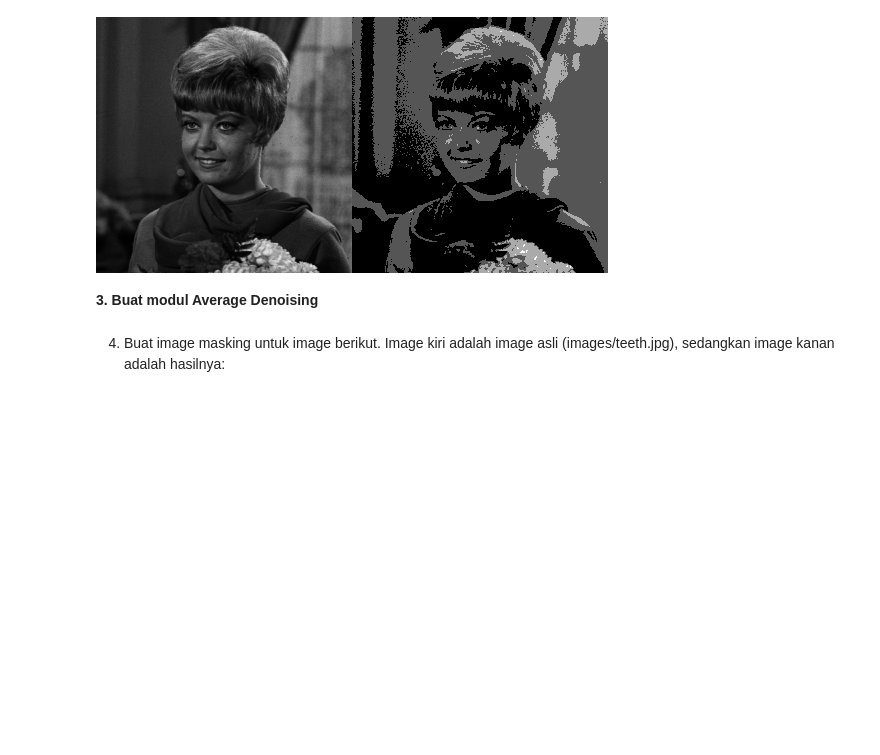
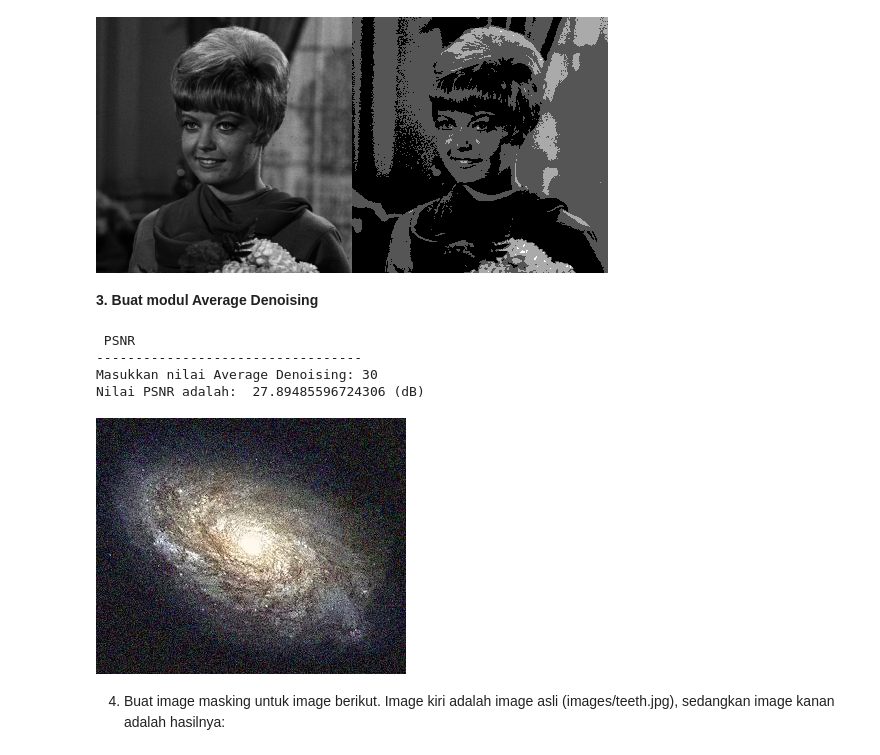
Before and after one commit to ayuariesta/PCVK_Ganjil_2022, a Jupyter notebook: Jobsheet5.ipynb, the cells around one changed output. Saved outputs shown, nothing was run; the diff lists cells and outputs as text; code cells hidden in the pictures; blank space fills up the shorter version.

```diff
--- a/Jobsheet5.ipynb
+++ b/Jobsheet5.ipynb
@@ -69,6 +69,48 @@ Masukkan nilai bit depth: 2
 [figure]
 # %% [markdown]
 **3. Buat modul Average Denoising**
+# %%
+import glob
+from math import log10, sqrt
+
+original = cv.imread('/content/drive/MyDrive/pcvk/galaxy.jpg')
+cv_img = []
+for img in glob.glob('/content/drive/MyDrive/PCVK/Images/noises/*.jpg'):
+    n = cv.imread(img)
+    cv_img.append(n)
+
+dst = cv.fastNlMeansDenoisingColoredMulti(cv_img, 99, 1)
+
+def PSNR(img,amount):
+  image1 = img[0]
+  for x in range(1,amount):
+    if(x==0):
+      continue
+    image1 = image1 - img[x]
+    # print(x)
+  mse = np.mean((image1) ** 2)
+  if(mse == 0):
+    return 100
+  pixel = 255.0
+  psnr = 20 * log10(pixel / sqrt(mse))
+  return psnr
+
+print(' PSNR ')
+print('----------------------------------')
+try:
+  avg_denoising = int(input('Masukkan nilai Average Denoising: '))
+except ValueError:
+  print('Error, not a number')
+psnr = PSNR(cv_img,avg_denoising)
+print('Nilai PSNR adalah: ',psnr, '(dB)')
+
+cv2_imshow(dst)
+# %% [output]
+ PSNR
+----------------------------------
+Masukkan nilai Average Denoising: 30
+Nilai PSNR adalah:  27.89485596724306 (dB)
+[figure, added]
 # %% [markdown]
 4. Buat image masking untuk image berikut. Image kiri adalah image asli (images/teeth.jpg), sedangkan image kanan adalah hasilnya:
 # %%
```
